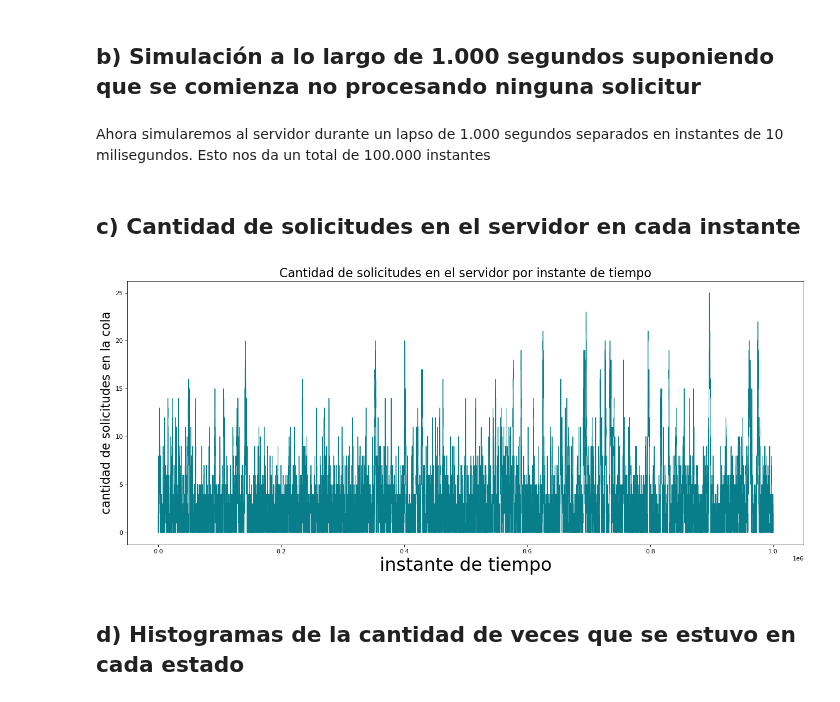
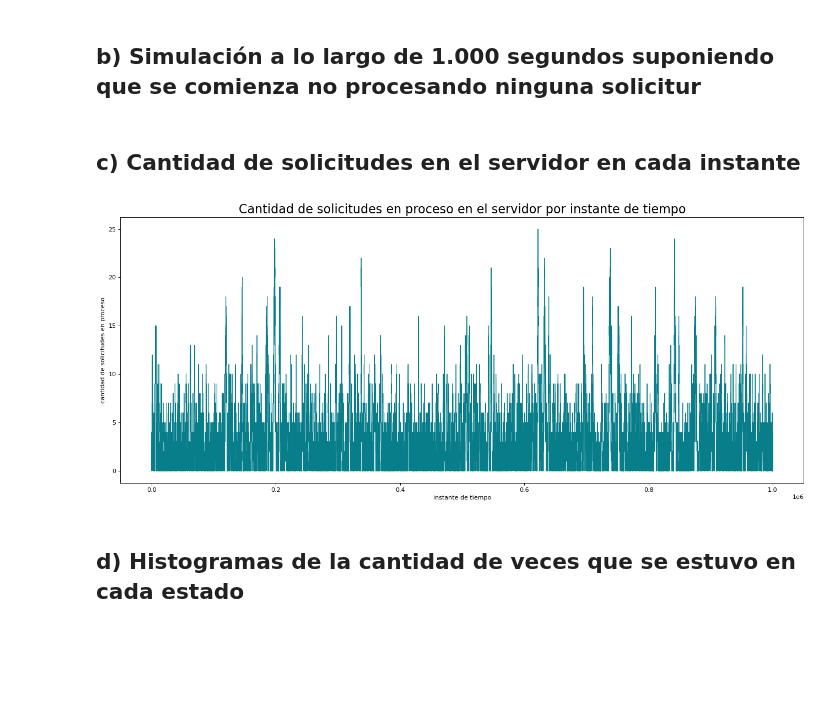
Before and after one commit to nicolaslongo/tp1-simulacion, a Jupyter notebook: tp2/Ejercicio 2.ipynb, the cells around one changed output. Cells and saved outputs as stored; diff of their text form; code cells hidden in the pictures; blank space fills up the shorter version.

```diff
--- a/tp2/Ejercicio 2.ipynb
+++ b/tp2/Ejercicio 2.ipynb
@@ -88,2 +41,0 @@ class Servidor():
-# %% [markdown]
-Ahora simularemos al servidor durante un lapso de 1.000 segundos separados en instantes de 10 milisegundos. Esto nos da un total de 100.000 instantes
@@ -102,14 +42,33 @@ historico_estados = servidor.get_historico_estados()
+# %%
+import numpy as np
+import matplotlib.pyplot as plt
+
+N = 1000000  # 1.000 segundos en intervalos de 10 milisegundos
+
+solicitudes_en_proceso = 0
+estados = []
+for i in range(N):
+    # Agrego estado a historico
+    estados.append(solicitudes_en_proceso)
+
+    # probabilidad de terminar una solicitud en proceso
+    if solicitudes_en_proceso > 0 and np.random.rand() < 1.0/30:
+        solicitudes_en_proceso = solicitudes_en_proceso - 1
+
+    # probabilidad de que ingrese una solicitud nueva
+    if np.random.rand() < 1.0/40:
+        solicitudes_en_proceso = solicitudes_en_proceso + 1
 # %% [markdown]
 ## c) Cantidad de solicitudes en el servidor en cada instante
 # %%
 plt.figure(figsize=(20, 8), dpi=80)
-plt.title('Cantidad de solicitudes en el servidor por instante de tiempo'.format(N), size=20)
-plt.xlabel('instante de tiempo', size=30)
-plt.ylabel('cantidad de solicitudes en la cola', size=20)
-plt.plot(historico_solicitudes, color='#087E8B', linewidth=1.0)
+plt.title('Cantidad de solicitudes en proceso en el servidor por instante de tiempo'.format(N), size=20)
+plt.xlabel('instante de tiempo')
+plt.ylabel('cantidad de solicitudes en proceso')
+plt.plot(estados, color='#087E8B', linewidth=1.0)
 plt.show()
 # %% [output]
-[figure, old version]
+[figure, new version]
 # %% [markdown]
 ## d) Histogramas de la cantidad de veces que se estuvo en cada estado
 # %%
```
Also changed, not shown: parts of 6 cells of this notebook, 2 other files.
